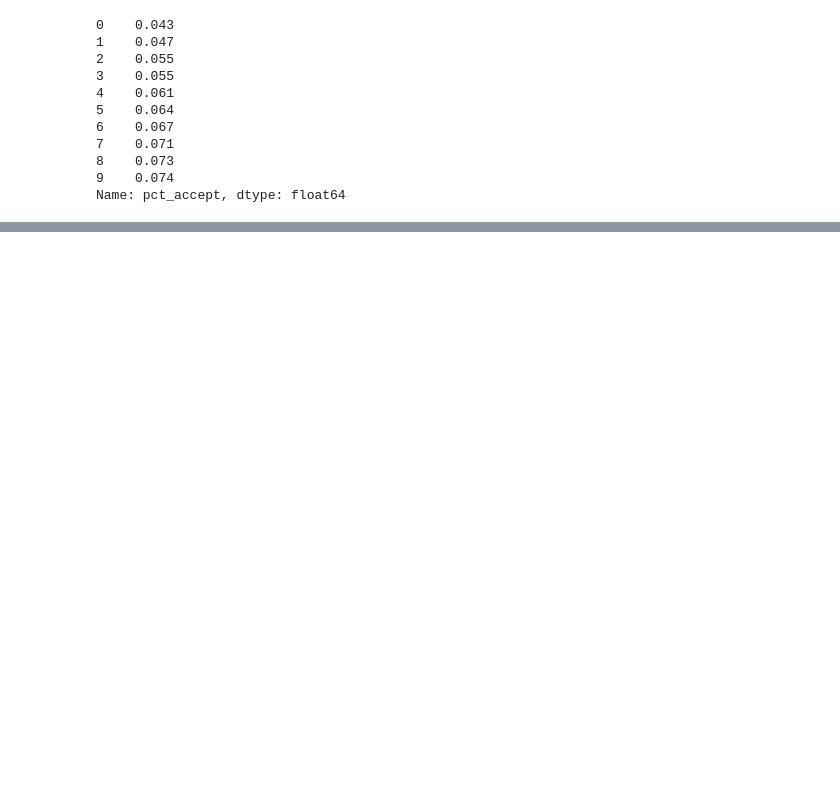
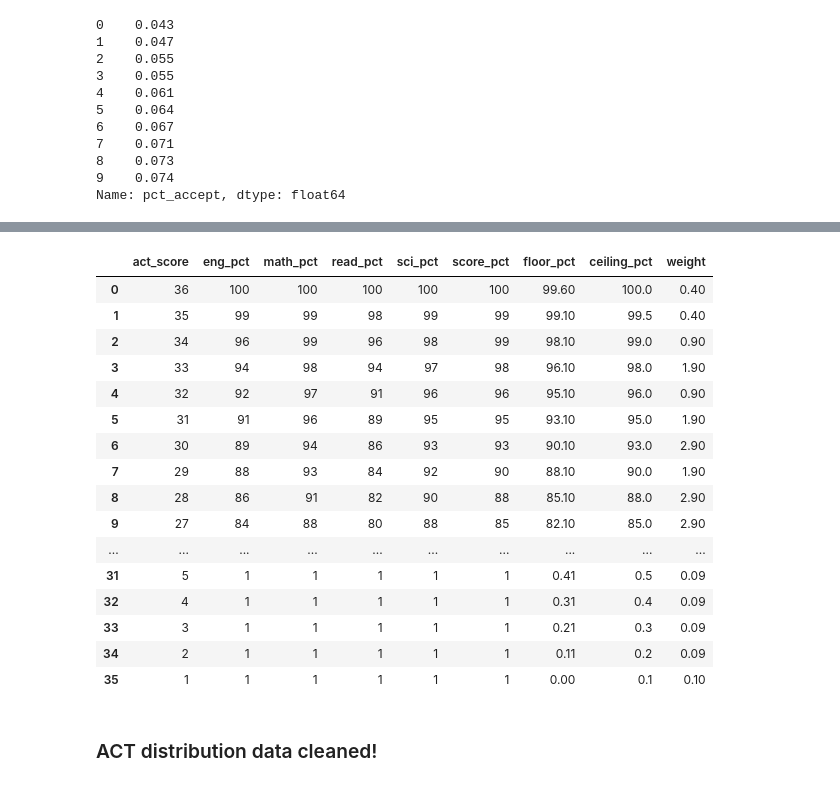
Before and after one commit to woodstockwins/1213-iris, a Jupyter notebook: projects/project-1-master/school_parse.ipynb, the cells around one changed output, grey strips where cells are left out. Cells and saved outputs as stored; diff of their text form; code cells hidden in the pictures; blank space fills up the shorter version.

Commit message:
Data imported

```diff
--- a/projects/project-1-master/school_parse.ipynb
+++ b/projects/project-1-master/school_parse.ipynb
@@ -72,0 +105,3 @@ df_admit_raw.head()
+# %%
+df_distrib_act = pd.read_csv('./data/act_score_dist.csv')
+df_distrib_act.head()
@@ -713,0 +1300,2 @@ df_act_scho.to_csv('./data-clean/act_ca_school_2019.csv', index=False)
+# %%
+df_distrib_act.rename(columns=col_dict_act_dist, inplace=True)
@@ -713,0 +1350,22 @@ df_act_scho.to_csv('./data-clean/act_ca_school_2019.csv', index=False)
+# %%
+df_distrib_act
+# %% [output]
+|  | act_score | eng_pct | math_pct | read_pct | sci_pct | score_pct | floor_pct | ceiling_pct | weight |
+| 0 | 36 | 100 | 100 | 100 | 100 | 100 | 99.60 | 100.0 | 0.40 |
+| 1 | 35 | 99 | 99 | 98 | 99 | 99 | 99.10 | 99.5 | 0.40 |
+| 2 | 34 | 96 | 99 | 96 | 98 | 99 | 98.10 | 99.0 | 0.90 |
+| 3 | 33 | 94 | 98 | 94 | 97 | 98 | 96.10 | 98.0 | 1.90 |
+| 4 | 32 | 92 | 97 | 91 | 96 | 96 | 95.10 | 96.0 | 0.90 |
+| 5 | 31 | 91 | 96 | 89 | 95 | 95 | 93.10 | 95.0 | 1.90 |
+| 6 | 30 | 89 | 94 | 86 | 93 | 93 | 90.10 | 93.0 | 2.90 |
+| 7 | 29 | 88 | 93 | 84 | 92 | 90 | 88.10 | 90.0 | 1.90 |
+| 8 | 28 | 86 | 91 | 82 | 90 | 88 | 85.10 | 88.0 | 2.90 |
+| 9 | 27 | 84 | 88 | 80 | 88 | 85 | 82.10 | 85.0 | 2.90 |
+| ... | ... | ... | ... | ... | ... | ... | ... | ... | ... |
+| 31 | 5 | 1 | 1 | 1 | 1 | 1 | 0.41 | 0.5 | 0.09 |
+| 32 | 4 | 1 | 1 | 1 | 1 | 1 | 0.31 | 0.4 | 0.09 |
+| 33 | 3 | 1 | 1 | 1 | 1 | 1 | 0.21 | 0.3 | 0.09 |
+| 34 | 2 | 1 | 1 | 1 | 1 | 1 | 0.11 | 0.2 | 0.09 |
+| 35 | 1 | 1 | 1 | 1 | 1 | 1 | 0.00 | 0.1 | 0.10 |
+# %% [markdown]
+### ACT distribution data cleaned!
```
Also changed, not shown: parts of 151 cells of this notebook, 8 other files.
